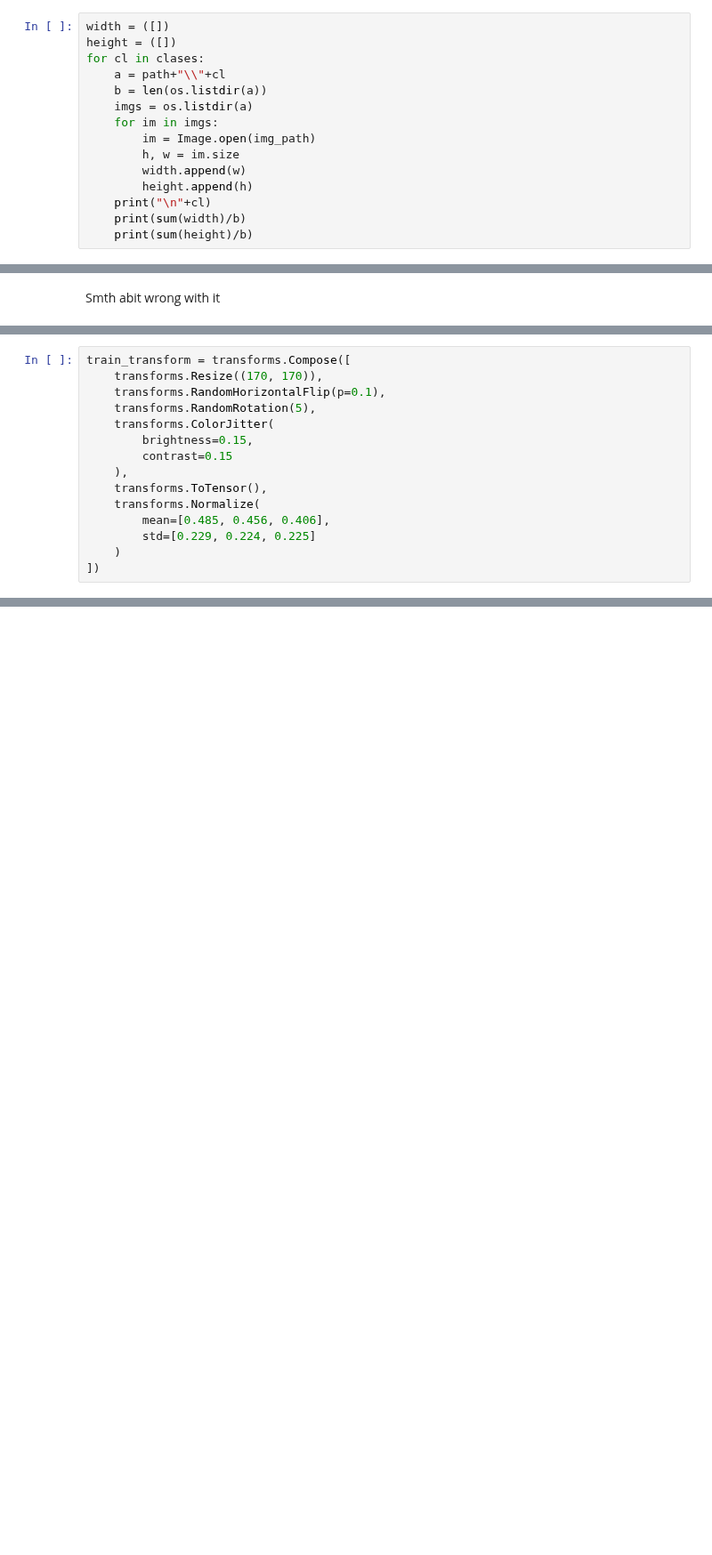
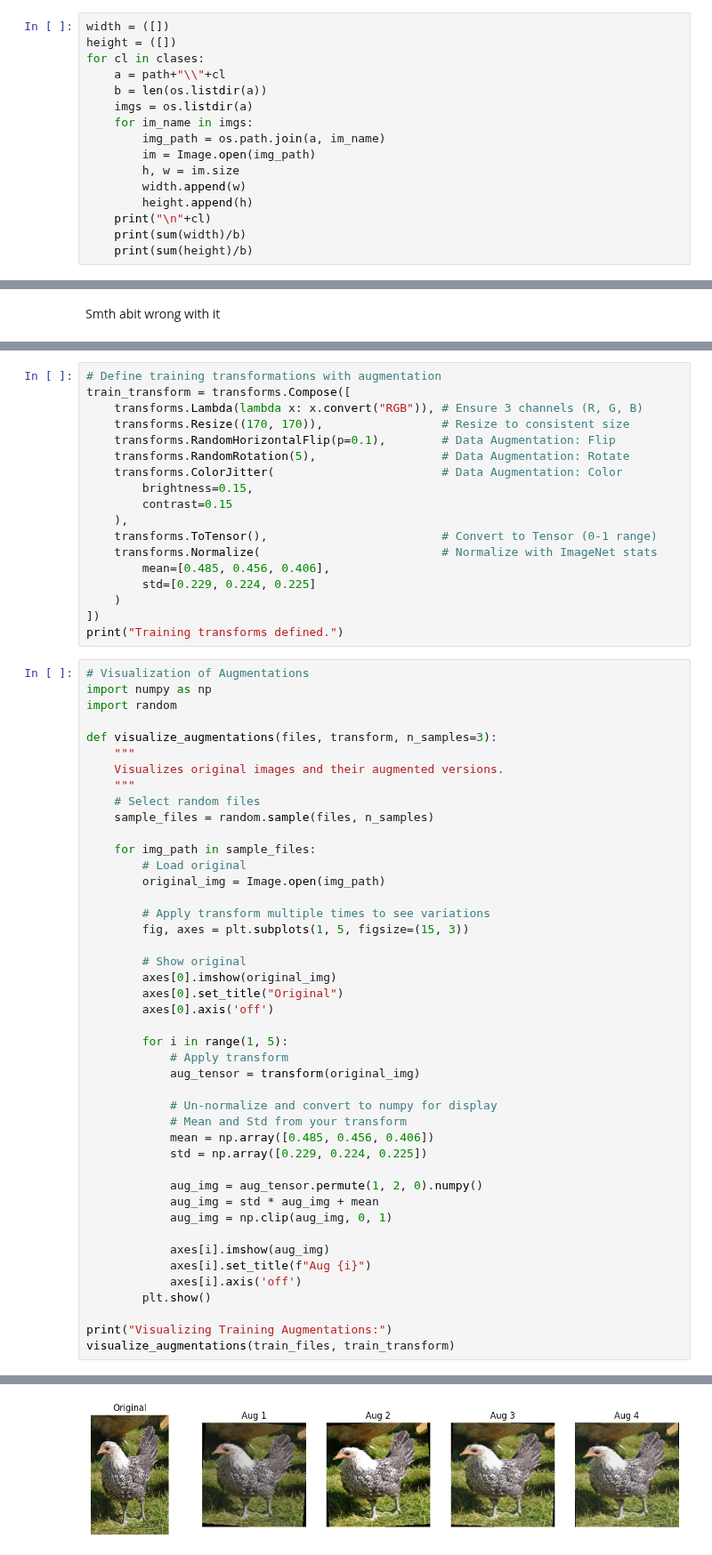
Before and after one commit to nikitaazz/zneus-animal, a Jupyter notebook: zneus-animal.ipynb, the cells around one changed output, grey strips where cells are left out. Shown at 89% size. Saved outputs shown, nothing was run; the diff lists cells and outputs as text; blank space fills up the shorter version.

```diff
--- a/zneus-animal.ipynb
+++ b/zneus-animal.ipynb
@@ -88,7 +98,8 @@ for cl in clases:
     a = path+"\\"+cl
     b = len(os.listdir(a))
     imgs = os.listdir(a)
-    for im in imgs:
+    for im_name in imgs:
+        img_path = os.path.join(a, im_name)
         im = Image.open(img_path)
         h, w = im.size
         width.append(w)
@@ -174,15 +238,63 @@ Budeme vyuzivat accuracy a f1
 # %%
+# Define training transformations with augmentation
 train_transform = transforms.Compose([
-    transforms.Resize((170, 170)),
-    transforms.RandomHorizontalFlip(p=0.1),
-    transforms.RandomRotation(5),
-    transforms.ColorJitter(
+    transforms.Lambda(lambda x: x.convert("RGB")), # Ensure 3 channels (R, G, B)
+    transforms.Resize((170, 170)),                 # Resize to consistent size
+    transforms.RandomHorizontalFlip(p=0.1),        # Data Augmentation: Flip
+    transforms.RandomRotation(5),                  # Data Augmentation: Rotate
+    transforms.ColorJitter(                        # Data Augmentation: Color
         brightness=0.15,
         contrast=0.15
     ),
-    transforms.ToTensor(),
-    transforms.Normalize(
+    transforms.ToTensor(),                         # Convert to Tensor (0-1 range)
+    transforms.Normalize(                          # Normalize with ImageNet stats
         mean=[0.485, 0.456, 0.406],
         std=[0.229, 0.224, 0.225]
     )
 ])
+print("Training transforms defined.")
+# %%
+# Visualization of Augmentations
+import numpy as np
+import random
+
+def visualize_augmentations(files, transform, n_samples=3):
+    """
+    Visualizes original images and their augmented versions.
+    """
+    # Select random files
+    sample_files = random.sample(files, n_samples)
+
+    for img_path in sample_files:
+        # Load original
+        original_img = Image.open(img_path)
+
+        # Apply transform multiple times to see variations
+        fig, axes = plt.subplots(1, 5, figsize=(15, 3))
+
+        # Show original
+        axes[0].imshow(original_img)
+        axes[0].set_title("Original")
+        axes[0].axis('off')
+
+        for i in range(1, 5):
+            # Apply transform
+            aug_tensor = transform(original_img)
+
+            # Un-normalize and convert to numpy for display
+            # Mean and Std from your transform
+            mean = np.array([0.485, 0.456, 0.406])
+            std = np.array([0.229, 0.224, 0.225])
+
+            aug_img = aug_tensor.permute(1, 2, 0).numpy()
+            aug_img = std * aug_img + mean
+            aug_img = np.clip(aug_img, 0, 1)
+
+            axes[i].imshow(aug_img)
+            axes[i].set_title(f"Aug {i}")
+            axes[i].axis('off')
+        plt.show()
+
+print("Visualizing Training Augmentations:")
+visualize_augmentations(train_files, train_transform)
+# %% [output]
@@ -188,0 +302 @@ train_transform = transforms.Compose([
+[figure, added]
```
Also changed, not shown: parts of 11 cells of this notebook.
